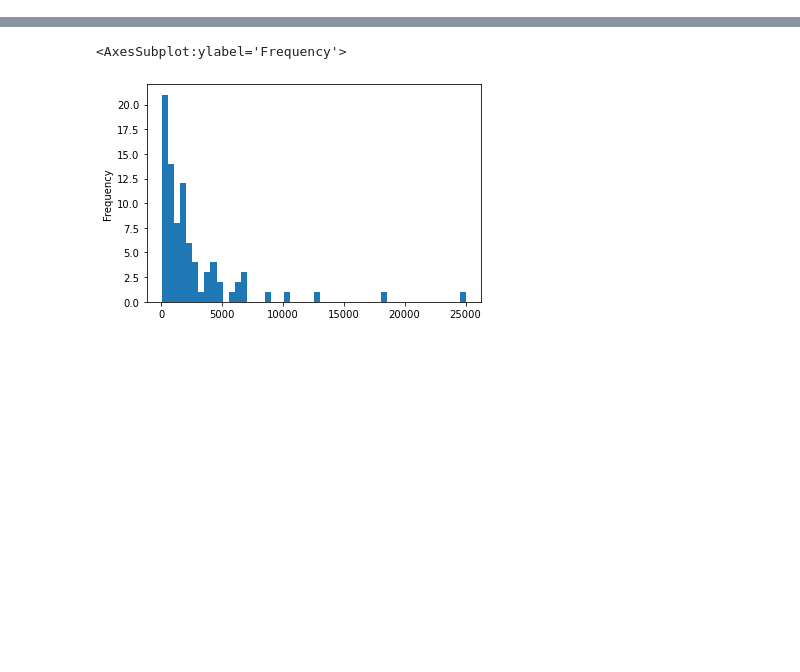
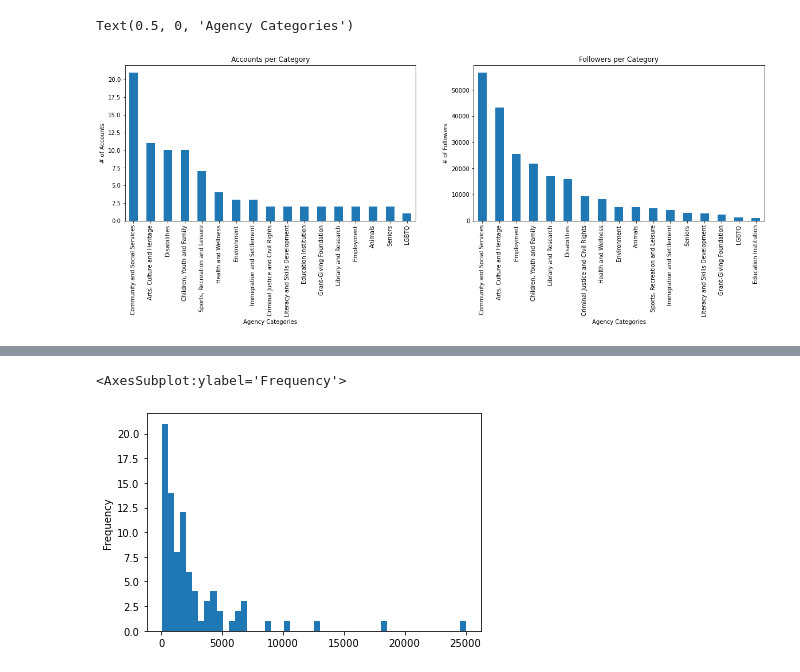
Before and after one commit to douglas-thoms/Datathon-2021-10-16, a Jupyter notebook: npo_twitter_eda.ipynb, the cells around one changed output, grey strips where cells are left out. Drawn from its saved outputs; the diff is of its cells as text; code cells hidden in the pictures; blank space fills up the shorter version.

Commit message:
comparison agencies and followers per category

```diff
--- a/npo_twitter_eda.ipynb
+++ b/npo_twitter_eda.ipynb
@@ -25,3 +47,24 @@ org_profile.head()
+# %%
+# followers grouped by agency category
+followers_by_cat = org_profile.groupby(['agency_catergory']).sum()['followers_count']
+# %%
+# Plot counts of agencies per category and sum of followers per category
+
+fig, axes = plt.subplots(1, 2, figsize=(20, 5))
+
+org_profile['agency_catergory'].value_counts().plot.bar(ax=axes[0])
+followers_by_cat.sort_values(ascending=False).plot.bar(ax=axes[1])
+
+axes[0].set_title('Accounts per Category')
+axes[0].set_ylabel('# of Accounts')
+axes[0].set_xlabel('Agency Categories')
+
+axes[1].set_title('Followers per Category')
+axes[1].set_ylabel('# of Followers')
+axes[1].set_xlabel('Agency Categories')
+# %% [output]
+Text(0.5, 0, 'Agency Categories')
+[figure, added]
 # %%
 tweets1.head()
 # %% [output]
```
Also changed, not shown: parts of 1 cell of this notebook.
